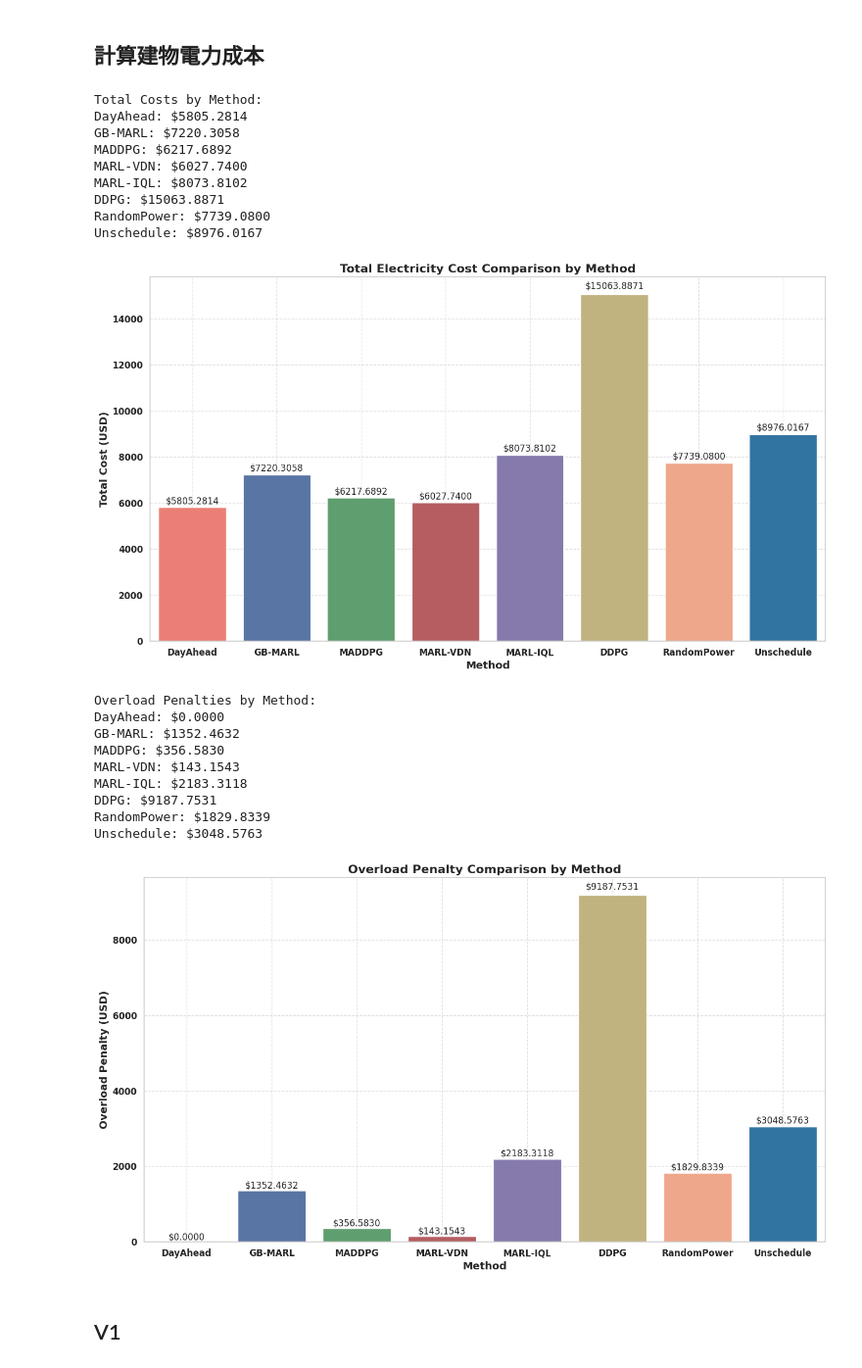
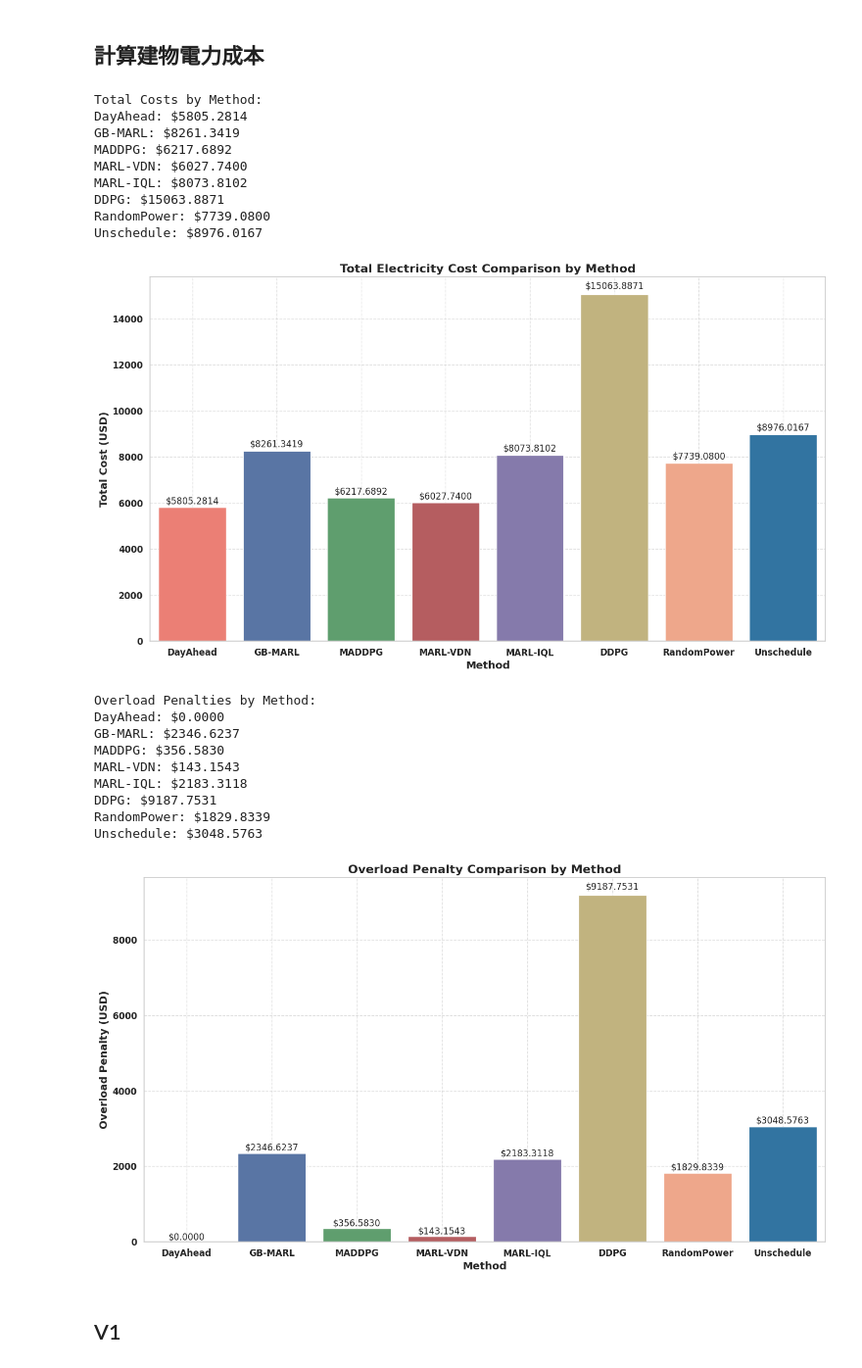
Before and after one commit to carlwang49/MY_WORK, a Jupyter notebook: Evaluation.ipynb, the cells around one changed output. Shown at 98% size. Saved outputs shown, nothing was run; the diff lists cells and outputs as text; code cells hidden in the pictures.

```diff
--- a/Evaluation.ipynb
+++ b/Evaluation.ipynb
@@ -197,7 +197,7 @@ charging_file = '/charging_records.csv'
 
 
 DayAhead_dir = './Result/DayAheadSchedule_09-01_09-30_num10_sim_v0/3'
-GB_MARL_dir = './Result/GB-MARL-v1.1-s0_alpha0.1_beta0.1_num10_s0/2'
+GB_MARL_dir = './Result/GB-MARL-v2_alpha0.5_beta0.1_num10_s0/3'
 MADDPG_dir = './Result/MADDPG_07-01_09-01_10_sim_v0/1'
 VDN_dir = './Result/VDN-MARL_alpha0.5_beta0.5_num10_sim_v0/1'
 IQL_dir = './Result/IQL-MARL_07-01_09-01_10_sim_v0/1'
@@ -303,37 +303,37 @@ plt.show()
 # ax.set_ylabel('Current Tariff (USD)', fontsize=14, fontweight='bold')
 # ax.set_title('Current Tariff Comparison by Method', fontsize=16, fontweight='bold')
 # ax.grid(True, linestyle='--', alpha=0.6)
 
 # for bar, yval in zip(bars.patches, current_tariffs):
 #     height = bar.get_height()
 #     ax.text(bar.get_x() + bar.get_width()/2, height + 0.01 * height, f'${height:.2f}', ha='center', va='bottom', fontsize=12)
 
 # plt.xticks(fontsize=12, fontweight='bold')
 # plt.yticks(fontsize=12, fontweight='bold')
 # plt.tight_layout()
 
 # plt.show()
 # %% [output]
 Total Costs by Method:
 DayAhead: $5805.2814
-GB-MARL: $7220.3058
+GB-MARL: $8261.3419
 MADDPG: $6217.6892
 MARL-VDN: $6027.7400
 MARL-IQL: $8073.8102
 DDPG: $15063.8871
 RandomPower: $7739.0800
 Unschedule: $8976.0167
-[figure, old version]
+[figure, new version]
 Overload Penalties by Method:
 DayAhead: $0.0000
-GB-MARL: $1352.4632
+GB-MARL: $2346.6237
 MADDPG: $356.5830
 MARL-VDN: $143.1543
 MARL-IQL: $2183.3118
 DDPG: $9187.7531
 RandomPower: $1829.8339
 Unschedule: $3048.5763
-[figure, old version]
+[figure, new version]
 # %% [markdown]
 ## V1
 # %%
```
Also changed, not shown: 11 other files.
